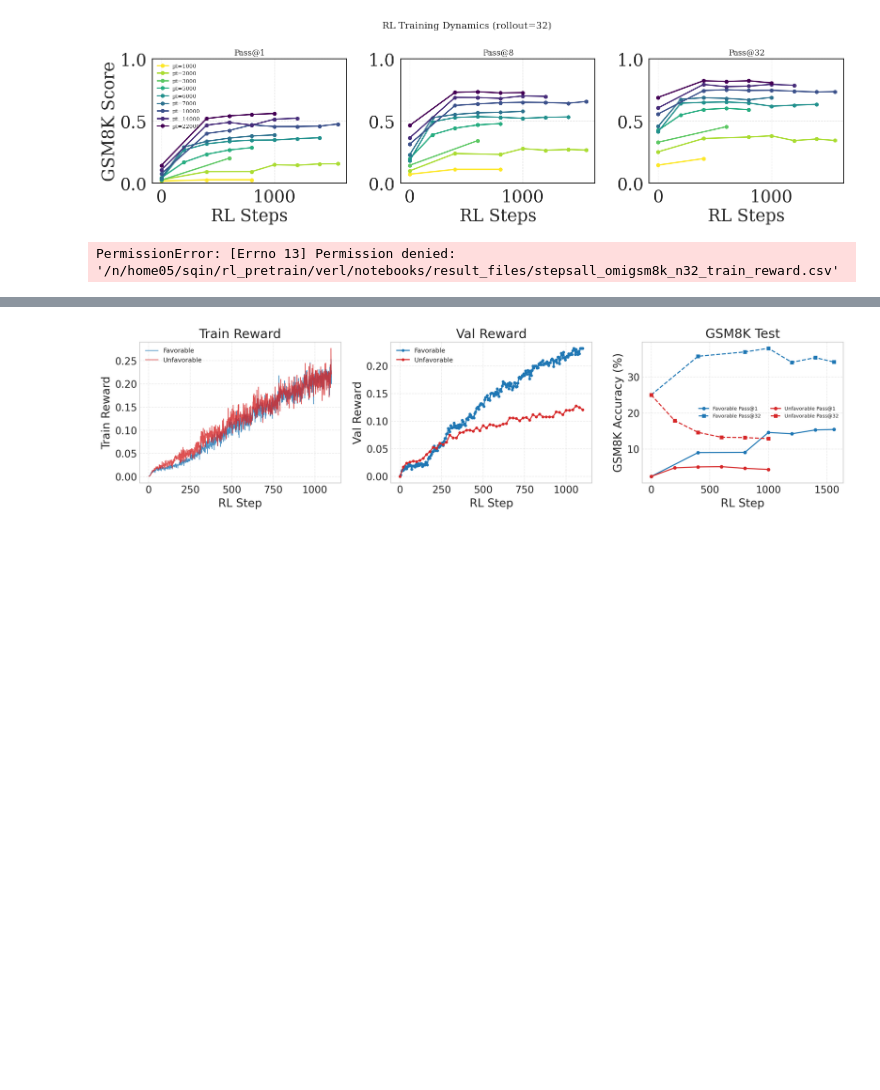
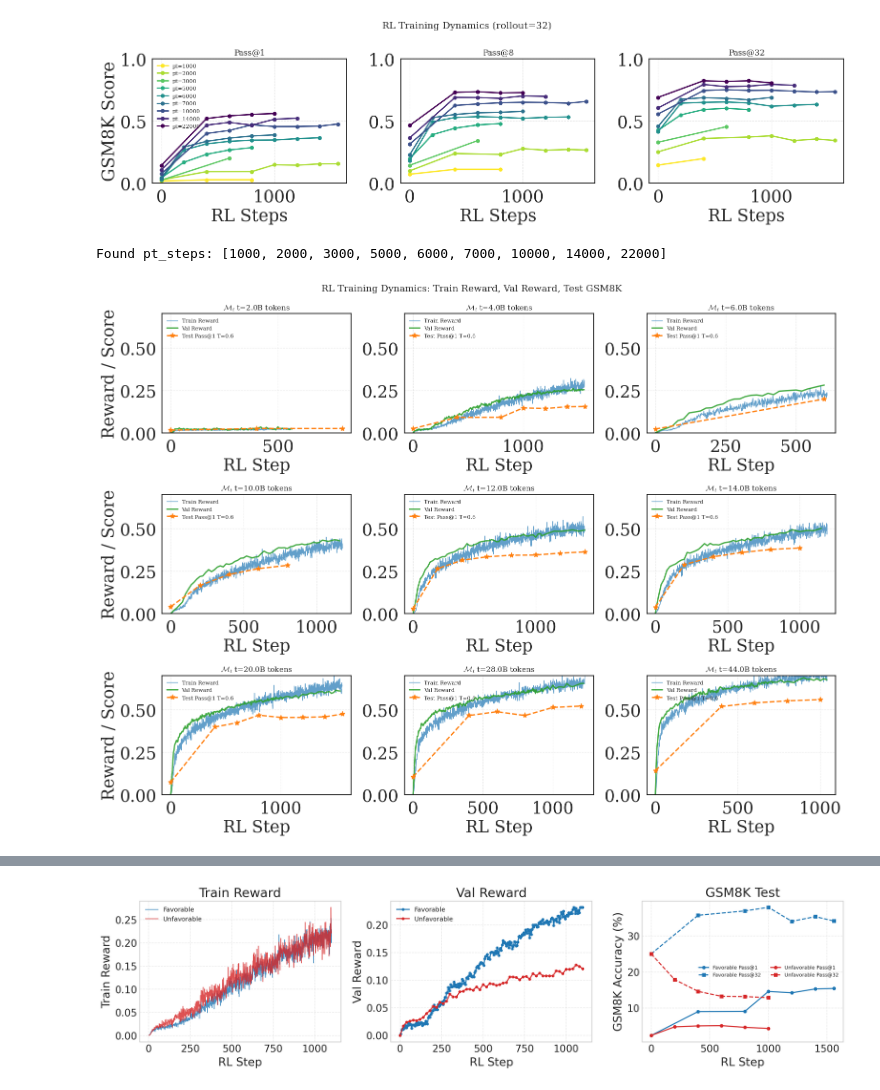
Before and after one commit to RachitBansal/verl, a Jupyter notebook: notebooks/plot_eval_results.ipynb, the cells around one changed output, grey strips where cells are left out. Cells and saved outputs as stored; diff of their text form; code cells hidden in the pictures; blank space fills up the shorter version.

```diff
--- a/notebooks/plot_eval_results.ipynb
+++ b/notebooks/plot_eval_results.ipynb
@@ -1066,7 +1066,7 @@ plt.show()
 # For test performance, pick the seed with the best final performance
 import os
 
-RESULT_FILES_DIR = "/n/home05/sqin/rl_pretrain/verl/notebooks/result_files"
+RESULT_FILES_DIR = "result_files"
 TRAIN_CSV = os.path.join(RESULT_FILES_DIR, "stepsall_omigsm8k_n32_train_reward.csv")
 VAL_CSV = os.path.join(RESULT_FILES_DIR, "stepsall_omigsm8k_n32_val_reward.csv")
 TARGET_TEMP = 0.6
@@ -1160,35 +1160,36 @@ for idx, pt_step in enumerate(pt_steps_from_files):
             (pre_df["temp"] == TARGET_TEMP)
         ]
 
         if not pre_score.empty:
             test_steps = [0] + rl_subset["rl_step"].tolist()
             test_scores = [pre_score.iloc[0]["score"]] + rl_subset["score"].tolist()
         else:
             test_steps = rl_subset["rl_step"].tolist()
             test_scores = rl_subset["score"].tolist()
 
         ax.plot(test_steps, test_scores, color="tab:orange", marker="*", markersize=8,
                 label="Test Pass@1 T=0.6", linewidth=2, linestyle="--")
 
     billions = pt_step_to_billions(pt_step)
     ax.set_title(r"$\mathcal{M}_t$ t=" + f"{billions:.1f}B tokens", fontsize=11)
     ax.set_xlabel("RL Step")
     if idx % ncols == 0:
         ax.set_ylabel("Reward / Score")
     ax.set_ylim(0, 0.7)
     ax.grid(True, linestyle="--", alpha=0.4)
     ax.legend(loc="upper left", fontsize=8)
 
 # Hide unused subplots
 for idx in range(len(pt_steps_from_files), nrows * ncols):
     axes[idx].set_visible(False)
 
 fig.suptitle("RL Training Dynamics: Train Reward, Val Reward, Test GSM8K", fontsize=14)
 plt.tight_layout()
-fig.savefig("/n/home05/sqin/rl_pretrain/verl/notebooks/gsm8k_rl_train_dynamics.pdf", bbox_inches="tight")
+# fig.savefig("/n/home05/sqin/rl_pretrain/verl/notebooks/gsm8k_rl_train_dynamics.pdf", bbox_inches="tight")
 plt.show()
 # %% [output]
-PermissionError: [Errno 13] Permission denied: '/n/home05/sqin/rl_pretrain/verl/notebooks/result_files/stepsall_omigsm8k_n32_train_reward.csv'
+Found pt_steps: [1000, 2000, 3000, 5000, 6000, 7000, 10000, 14000, 22000]
+[figure, added]
 # %%
 # Plot 7: RL n=5 vs n=32 Rollout Comparison - 3x3 grid for each pt_step
 # Each subplot shows test GSM8K performance (pass@1 and pass@32) for both n=5 and n=32 rollouts
```
Also changed, not shown: parts of 3 cells of this notebook, 1 other file.
